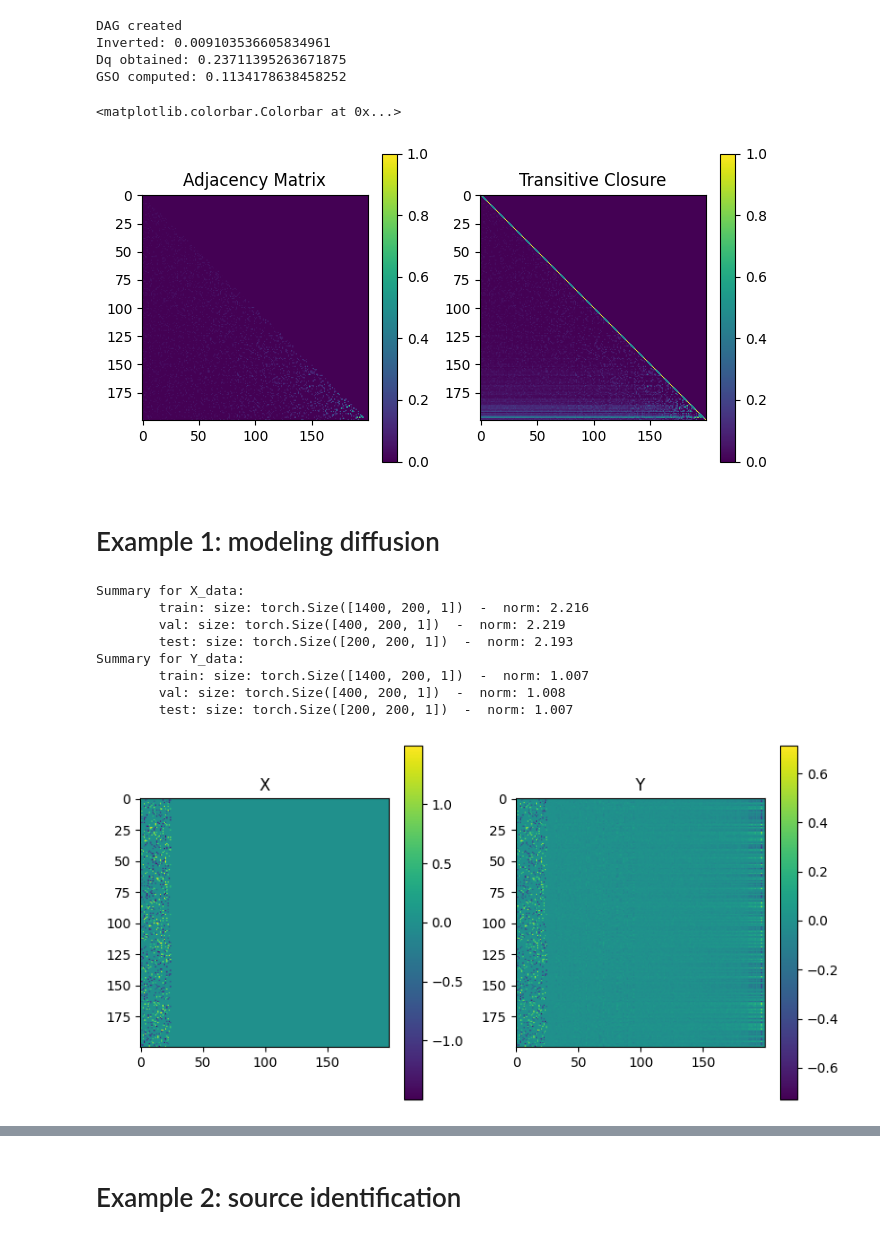
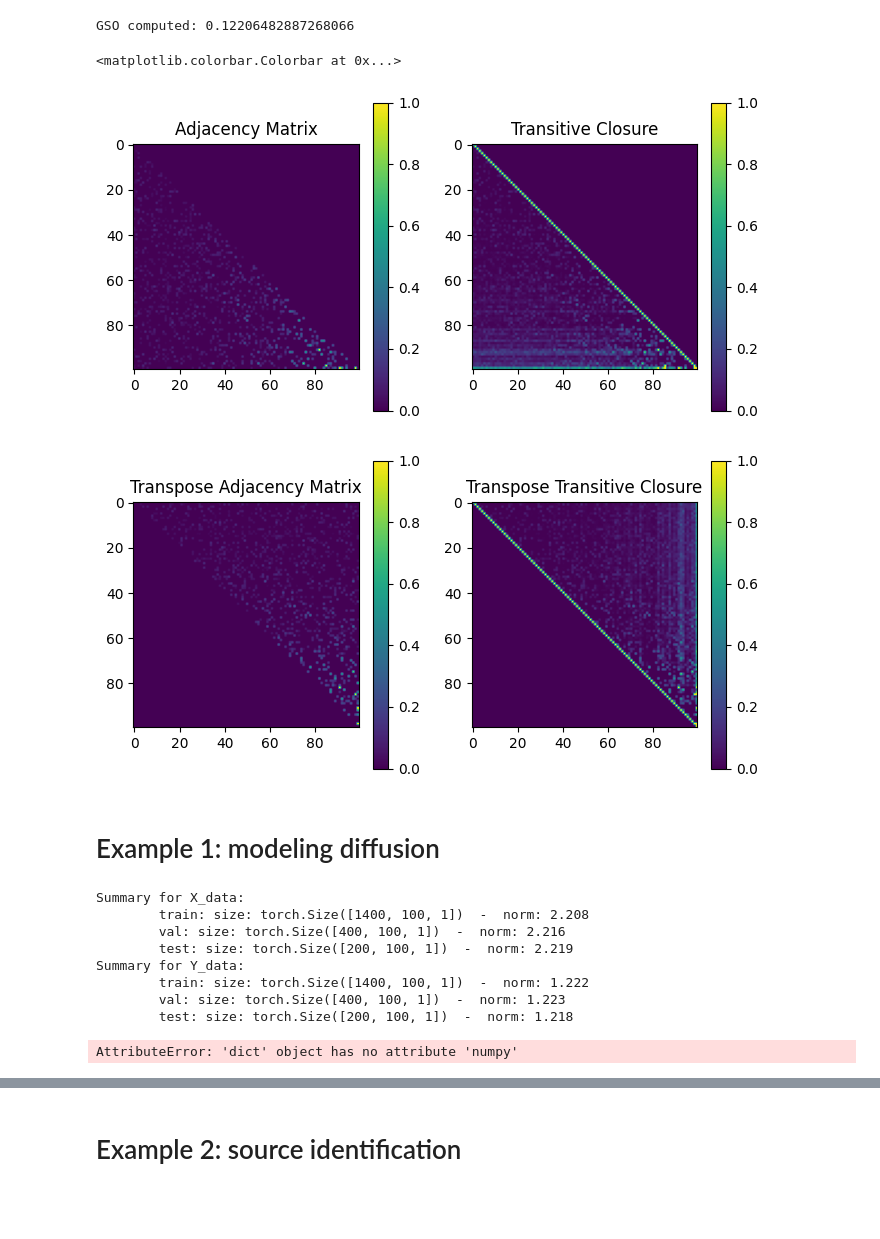
Before and after one commit to reysam93/dag_conv_nn, a Jupyter notebook: prueba.ipynb, the cells around one changed output, grey strips where cells are left out. Saved outputs shown, nothing was run; the diff lists cells and outputs as text; code cells hidden in the pictures; blank space fills up the shorter version.

```diff
--- a/prueba.ipynb
+++ b/prueba.ipynb
@@ -23,39 +69,42 @@ device = torch.device('cuda:0' if torch.cuda.is_available() else 'cpu')
 # %%
 # Create graph
+N = 100
 p = .2
-N = 200
-
-Adj, dag = dag_utils.create_dag(N, p)
-
-print("DAG created")
 
 t_i = time.time()
+Adj, dag = dagu.create_dag(N, p)
 W = la.inv(np.eye(N) - Adj)
-W_inf = la.inv(W)
-print('Inverted:', time.time()-t_i)
+W_inv = la.inv(W)
+GSOs = np.array([(W * dagu.compute_Dq(dag, i, N)) @ W_inv for i in range(N)])
+print('GSO computed:', time.time()-t_i)
 
-t_i = time.time()
-Dq_list = [dag_utils.compute_Dq(dag, i, N) for i in range(N)]
-print('Dq obtained:', time.time()-t_i)
+dag_T = nx.from_numpy_array(Adj, create_using=nx.DiGraph())
+W_T_inv = la.inv(W.T)
+GSOs_T = np.array([(W.T * dagu.compute_Dq(dag_T, i, N)) @ W_T_inv for i in range(N)])
 
-t_i = time.time()
-GSOs = np.array([(W * Dq_list[i]) @ W_inf for i in range(N)])
-print('GSO computed:', time.time()-t_i)
 
 # Plot graph
 fig, axs = plt.subplots(1, 2, figsize=(8, 4))
 im1 = axs[0].imshow(Adj, cmap='viridis')
 axs[0].set_title('Adjacency Matrix')
 im2 = axs[1].imshow(W, cmap='viridis')
 axs[1].set_title('Transitive Closure')
 fig.colorbar(im1, ax=axs[0])
 fig.colorbar(im2, ax=axs[1])
+
+# Plot Transpose Graph
+# Plot graph
+fig, axs = plt.subplots(1, 2, figsize=(8, 4))
+im1 = axs[0].imshow(Adj.T, cmap='viridis')
+axs[0].set_title('Transpose Adjacency Matrix')
+im2 = axs[1].imshow(W.T, cmap='viridis')
+axs[1].set_title('Transpose Transitive Closure')
+fig.colorbar(im1, ax=axs[0])
+fig.colorbar(im2, ax=axs[1])
 # %% [output]
-DAG created
-Inverted: 0.009103536605834961
-Dq obtained: 0.23711395263671875
-GSO computed: 0.1134178638458252
+GSO computed: 0.12206482887268066
 <matplotlib.colorbar.Colorbar at 0x...>
-[figure, old version]
+[figure, new version]
+[figure, added]
 # %% [markdown]
 # Example 1: modeling diffusion
@@ -95,28 +133,18 @@ Y_t = torch.Tensor(Y)
 
 X_data = {'train': X_t[:M_train], 'val': X_t[M_train:-M_test], 'test': X_t[-M_test:]}
 Y_data = {'train': Y_t[:M_train], 'val': Y_t[M_train:-M_test], 'test': Y_t[-M_test:]}
-# %%
-inspect_data(X_data, Y_data)
-
-# Plot some data
-fig, axes = plt.subplots(1, 2, figsize=(8,4))
-img1  = axes[0].imshow(X[:N], cmap='viridis')
-axes[0].set_title('X')
-cbar1 = fig.colorbar(img1, ax=axes[0])
-img2 = axes[1].imshow(Y[:N], cmap='viridis')
-axes[1].set_title('Y')
-cbar2 = fig.colorbar(img2, ax=axes[1])
-plt.tight_layout()
-# %% [output]
-Summary for X_data:
-        train: size: torch.Size([1400, 200, 1])  -  norm: 2.216
-        val: size: torch.Size([400, 200, 1])  -  norm: 2.219
-        test: size: torch.Size([200, 200, 1])  -  norm: 2.193
-Summary for Y_data:
-        train: size: torch.Size([1400, 200, 1])  -  norm: 1.007
-        val: size: torch.Size([400, 200, 1])  -  norm: 1.008
-        test: size: torch.Size([200, 200, 1])  -  norm: 1.007
-[figure, removed]
+# %%
+inspect_data(X_data, Y_data, plot=True, n_signals_ploted=N)
+# %% [output]
+Summary for X_data:
+        train: size: torch.Size([1400, 100, 1])  -  norm: 2.208
+        val: size: torch.Size([400, 100, 1])  -  norm: 2.216
+        test: size: torch.Size([200, 100, 1])  -  norm: 2.219
+Summary for Y_data:
+        train: size: torch.Size([1400, 100, 1])  -  norm: 1.222
+        val: size: torch.Size([400, 100, 1])  -  norm: 1.223
+        test: size: torch.Size([200, 100, 1])  -  norm: 1.218
+AttributeError: 'dict' object has no attribute 'numpy'
 # %%
 # Create DAGConv model
 in_dim = X.shape[2]
```
Also changed, not shown: parts of 12 cells of this notebook, 5 other files.
